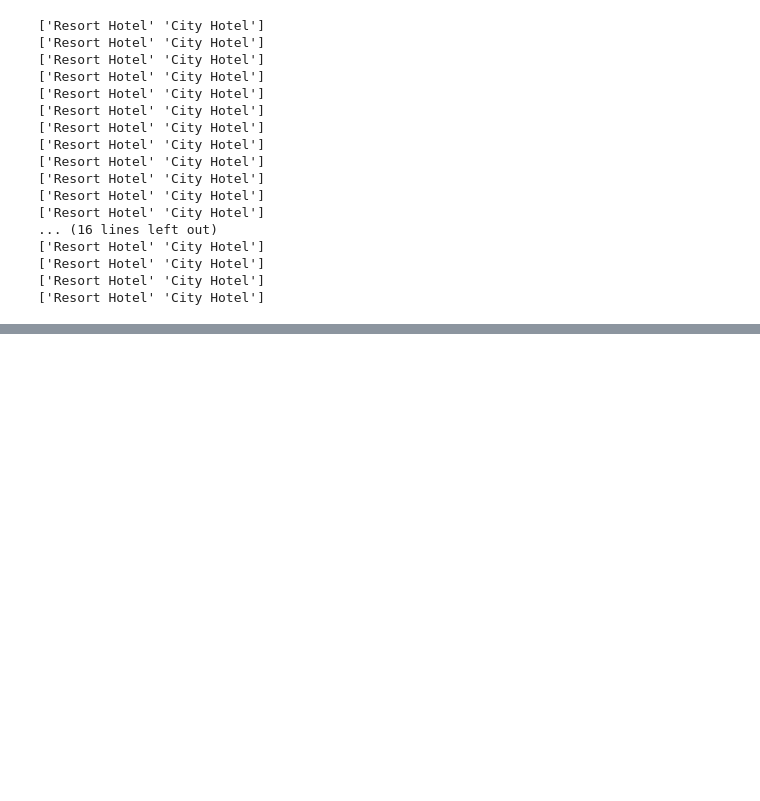
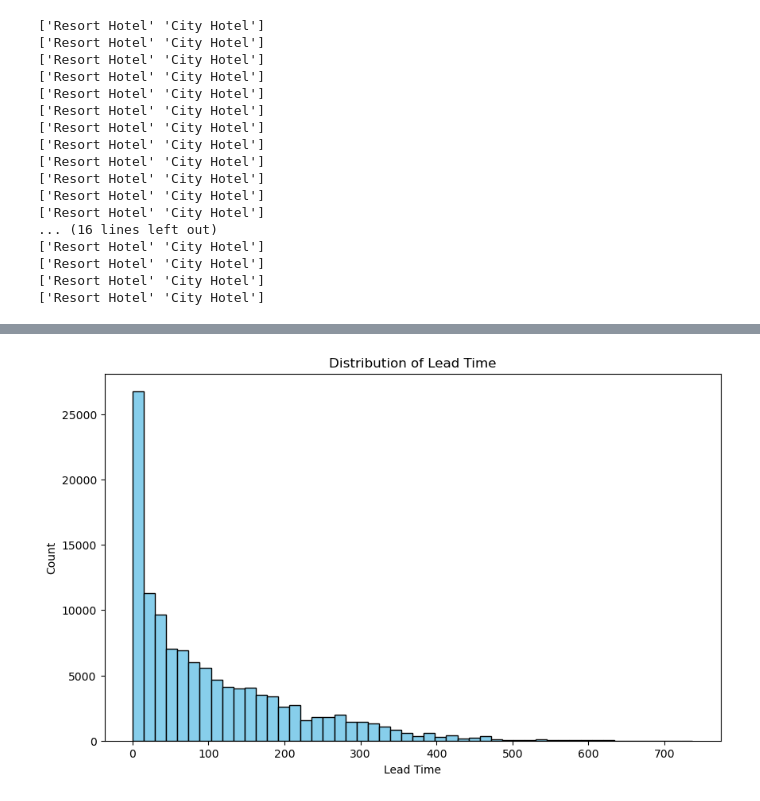
Before and after one commit to joshlynj/hotel_bookings, a Jupyter notebook: notebooks/eda.ipynb, the cells around one changed output, grey strips where cells are left out. Saved outputs shown, nothing was run; the diff lists cells and outputs as text; code cells hidden in the pictures; blank space fills up the shorter version.

```diff
--- a/notebooks/eda.ipynb
+++ b/notebooks/eda.ipynb
@@ -73,0 +91,12 @@ for col in hotel_df:
+# %%
+import matplotlib.pyplot as plt
+
+# Example of plotting numerical columns (you can plot others as needed)
+plt.figure(figsize=(10, 6))
+plt.hist(hotel_df["lead_time"], bins=50, color="skyblue", edgecolor="black")
+plt.xlabel("Lead Time")
+plt.ylabel("Count")
+plt.title("Distribution of Lead Time")
+plt.show()
+# %% [output]
+[figure, added]
```
Also changed, not shown: parts of 3 cells of this notebook.
